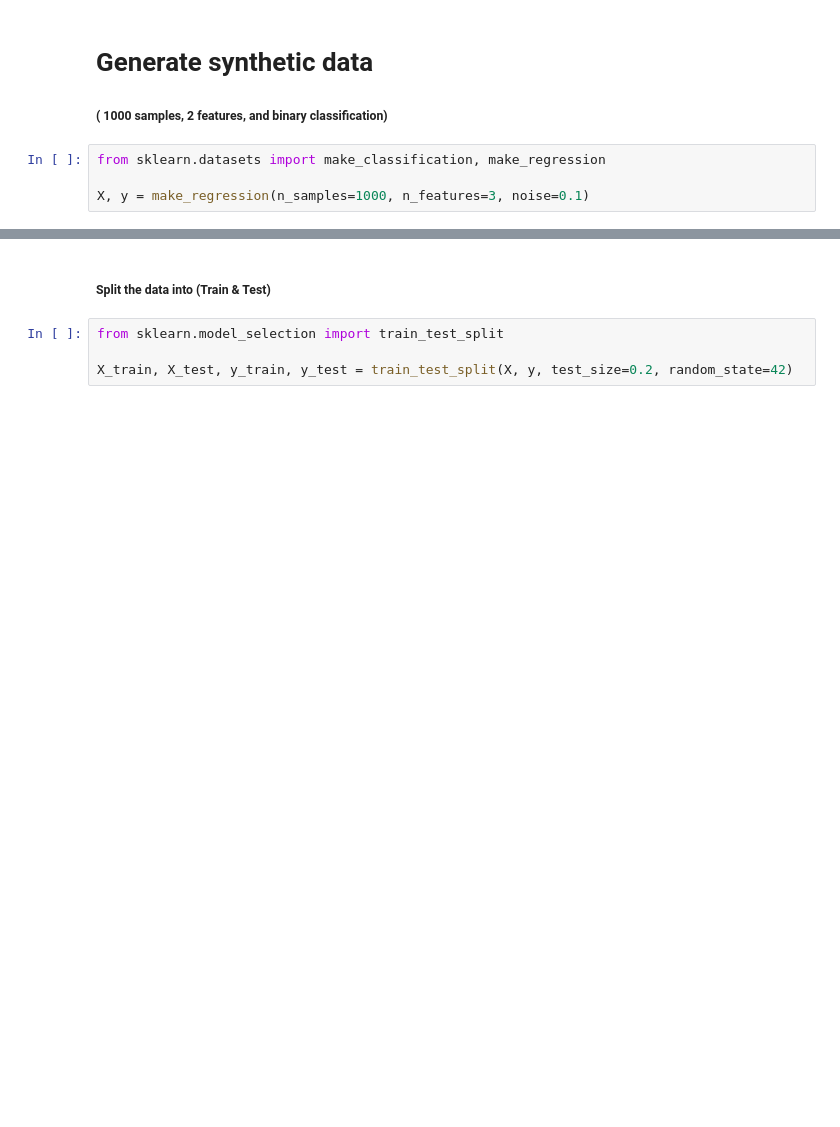
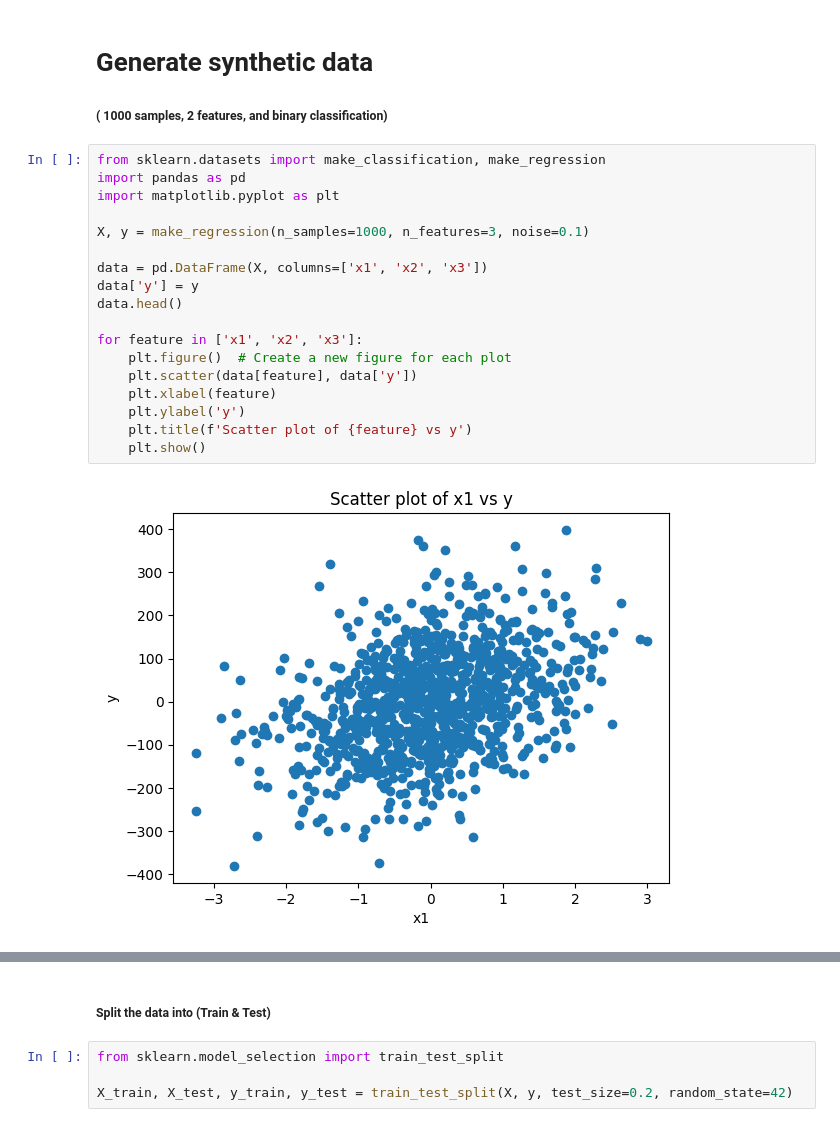
Before and after one commit to ranaehelal/Gradient-Descent-Implementation, a Jupyter notebook: Gradient-Descent-Implementation.ipynb, the cells around one changed output, grey strips where cells are left out. Saved outputs shown, nothing was run; the diff lists cells and outputs as text; blank space fills up the shorter version.

```diff
--- a/Gradient-Descent-Implementation.ipynb
+++ b/Gradient-Descent-Implementation.ipynb
@@ -3,5 +3,21 @@
  ##### ( 1000 samples, 2 features, and binary classification)
 # %%
 from sklearn.datasets import make_classification, make_regression
+import pandas as pd
+import matplotlib.pyplot as plt
 
 X, y = make_regression(n_samples=1000, n_features=3, noise=0.1)
+
+data = pd.DataFrame(X, columns=['x1', 'x2', 'x3'])
+data['y'] = y
+data.head()
+
+for feature in ['x1', 'x2', 'x3']:
+    plt.figure()  # Create a new figure for each plot
+    plt.scatter(data[feature], data['y'])
+    plt.xlabel(feature)
+    plt.ylabel('y')
+    plt.title(f'Scatter plot of {feature} vs y')
+    plt.show()
+# %% [output]
+[figure, added]
```
Also changed, not shown: parts of 5 cells of this notebook.
